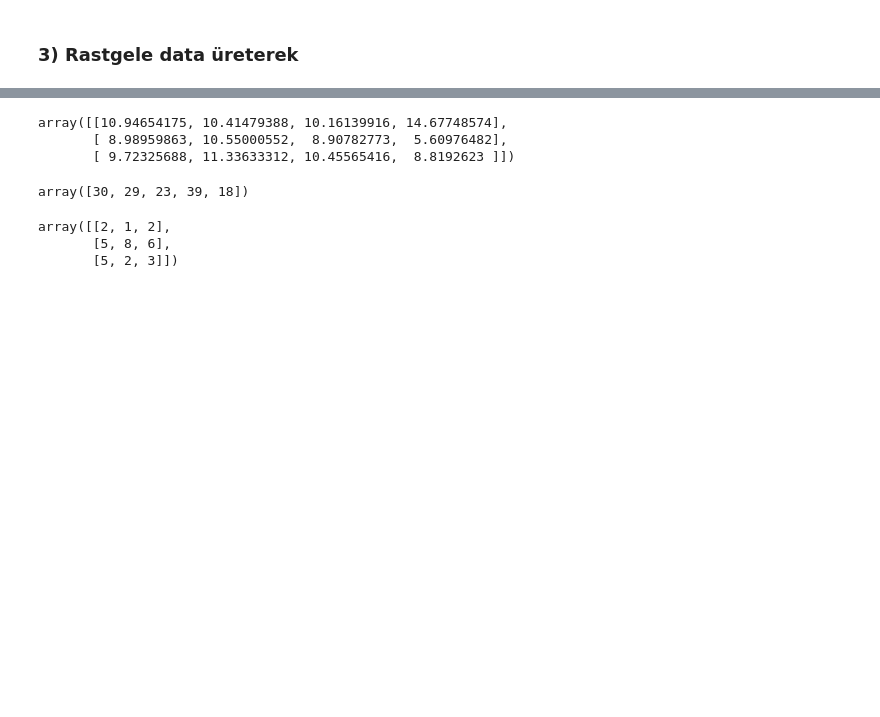
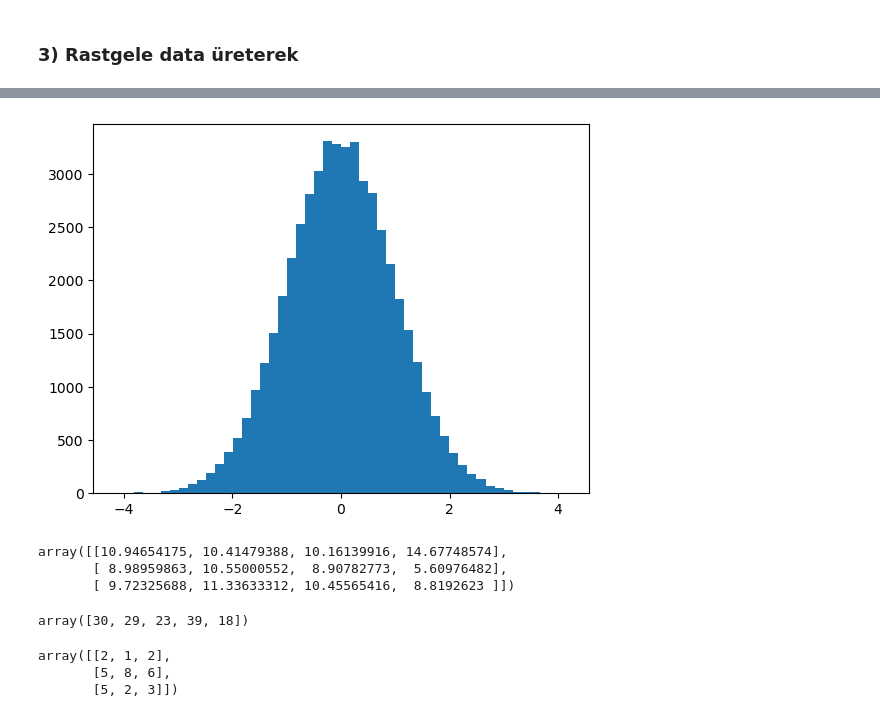
Before and after one commit to MertUrper/Numpy_Pandas, a Jupyter notebook: NumPy_1.ipynb, the cells around one changed output, grey strips where cells are left out. Drawn from its saved outputs; the diff is of its cells as text; code cells hidden in the pictures; blank space fills up the shorter version.

```diff
--- a/NumPy_1.ipynb
+++ b/NumPy_1.ipynb
@@ -181,3 +254,7 @@ array([[0.88935676, 0.85223235, 0.23101219, 0.58003482, 0.07359282],
+# %%
+plt.hist(np.random.randn(50000), bins=50);
+# %% [output]
+[figure, added]
 # %%
 np.random.normal(10,4, (3,4))     # ortalama 10 standart sapması 4 olam 3'e 4 matris oluşturma dağılımı biz belirttik
                                   # yani istediğimiz dağılım özellliğinde bir array oluşturmuş olduk ?
```
Also changed, not shown: parts of 38 cells of this notebook, 2 other files.
